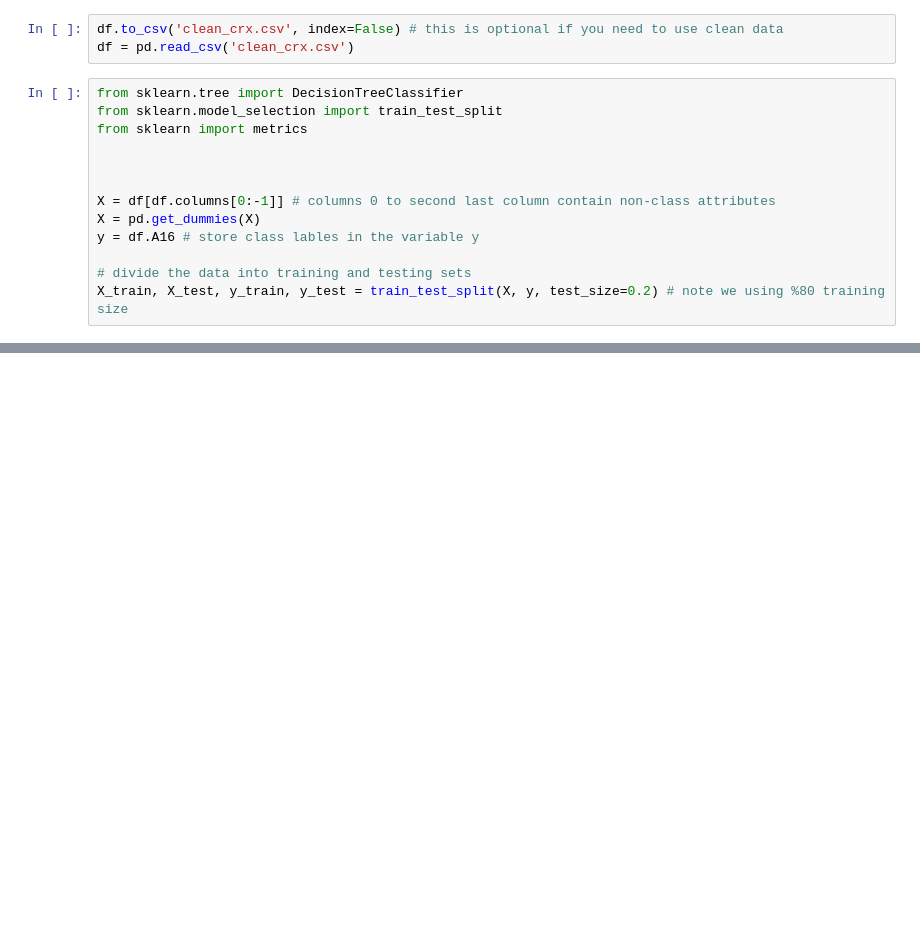
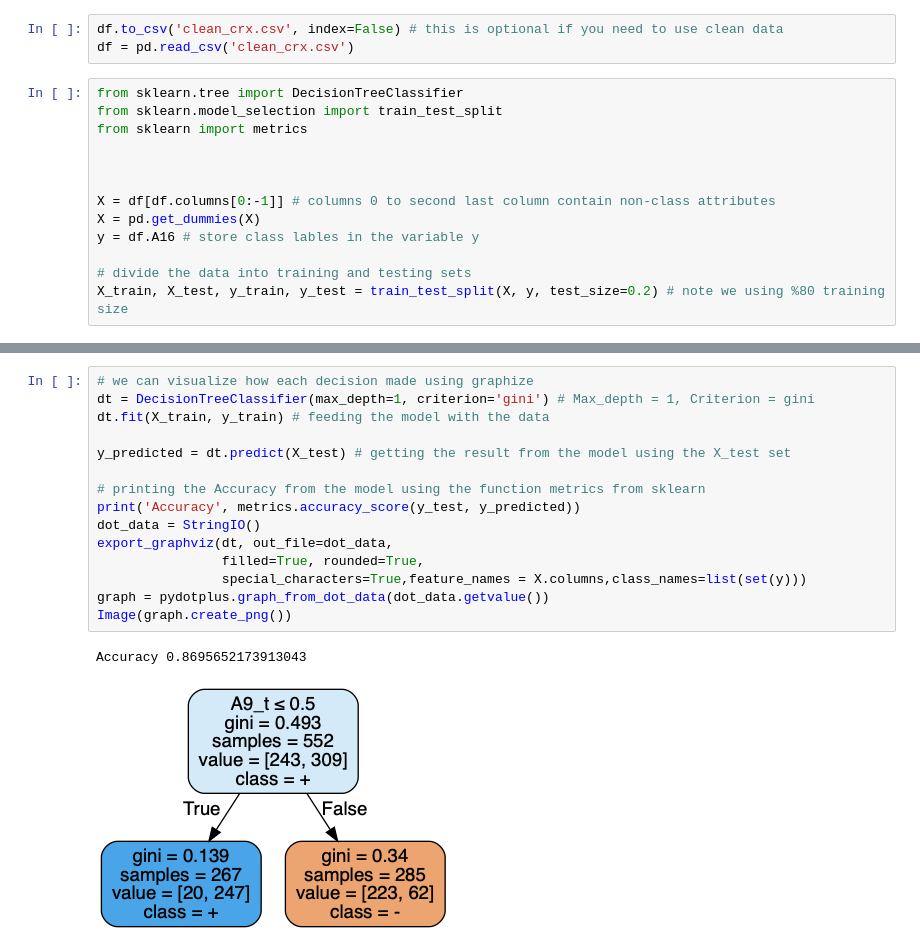
Before and after one commit to hasnin24/School-Projects, a Jupyter notebook: Credit Card Approval/full_python_code.ipynb, the cells around one changed output, grey strips where cells are left out. Cells and saved outputs as stored; diff of their text form; blank space fills up the shorter version.

```diff
--- a/Credit Card Approval/full_python_code.ipynb
+++ b/Credit Card Approval/full_python_code.ipynb
@@ -111,0 +112,18 @@ Depth, Criteria, Accuracy_score
+# %%
+# we can visualize how each decision made using graphize
+dt = DecisionTreeClassifier(max_depth=1, criterion='gini') # Max_depth = 1, Criterion = gini
+dt.fit(X_train, y_train) # feeding the model with the data
+
+y_predicted = dt.predict(X_test) # getting the result from the model using the X_test set
+
+# printing the Accuracy from the model using the function metrics from sklearn
+print('Accuracy', metrics.accuracy_score(y_test, y_predicted))
+dot_data = StringIO()
+export_graphviz(dt, out_file=dot_data,
+                filled=True, rounded=True,
+                special_characters=True,feature_names = X.columns,class_names=list(set(y)))
+graph = pydotplus.graph_from_dot_data(dot_data.getvalue())
+Image(graph.create_png())
+# %% [output]
+Accuracy 0.8695652173913043
+[figure, added]
```
Also changed, not shown: parts of 10 cells of this notebook.
